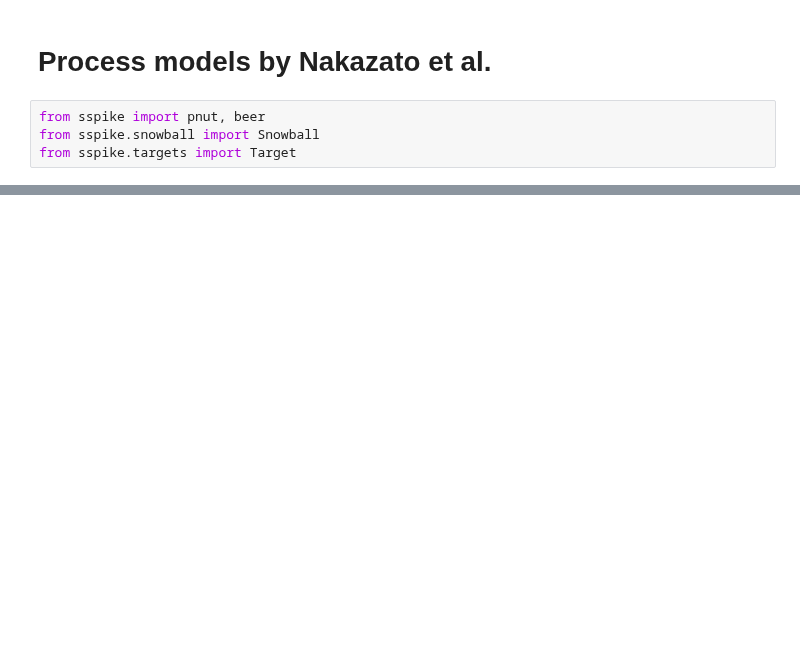
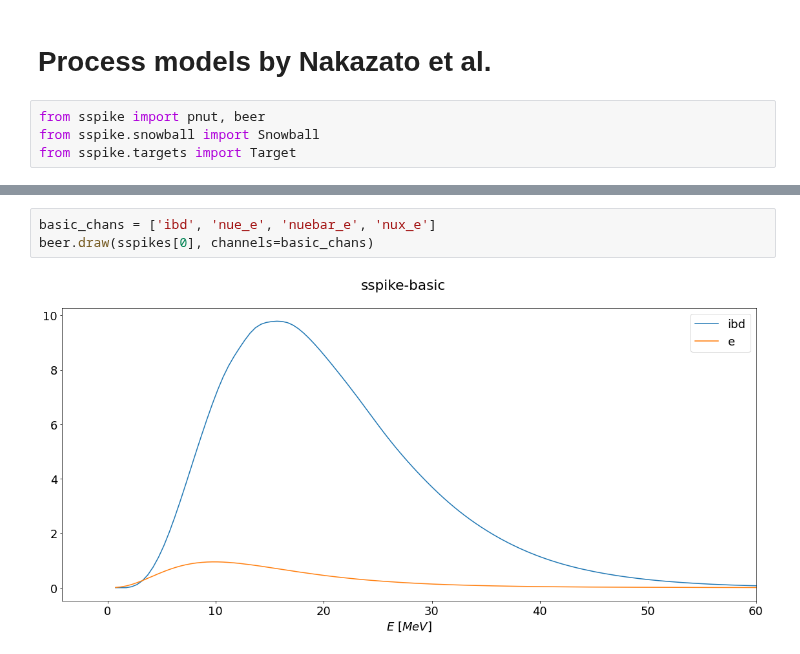
Before and after one commit to joesmolsky/sspike, a Jupyter notebook: notebooks/nakazato.ipynb, the cells around one changed output, grey strips where cells are left out. Drawn from its saved outputs; the diff is of its cells as text; blank space fills up the shorter version.

```diff
--- a/notebooks/nakazato.ipynb
+++ b/notebooks/nakazato.ipynb
@@ -28,0 +30,5 @@ Nak-20-20-300/10kpc-NoTransformation/
+# %%
+basic_chans = ['ibd', 'nue_e', 'nuebar_e', 'nux_e']
+beer.draw(sspikes[0], channels=basic_chans)
+# %% [output]
+[figure, added]
```
Also changed, not shown: parts of 10 cells of this notebook.
